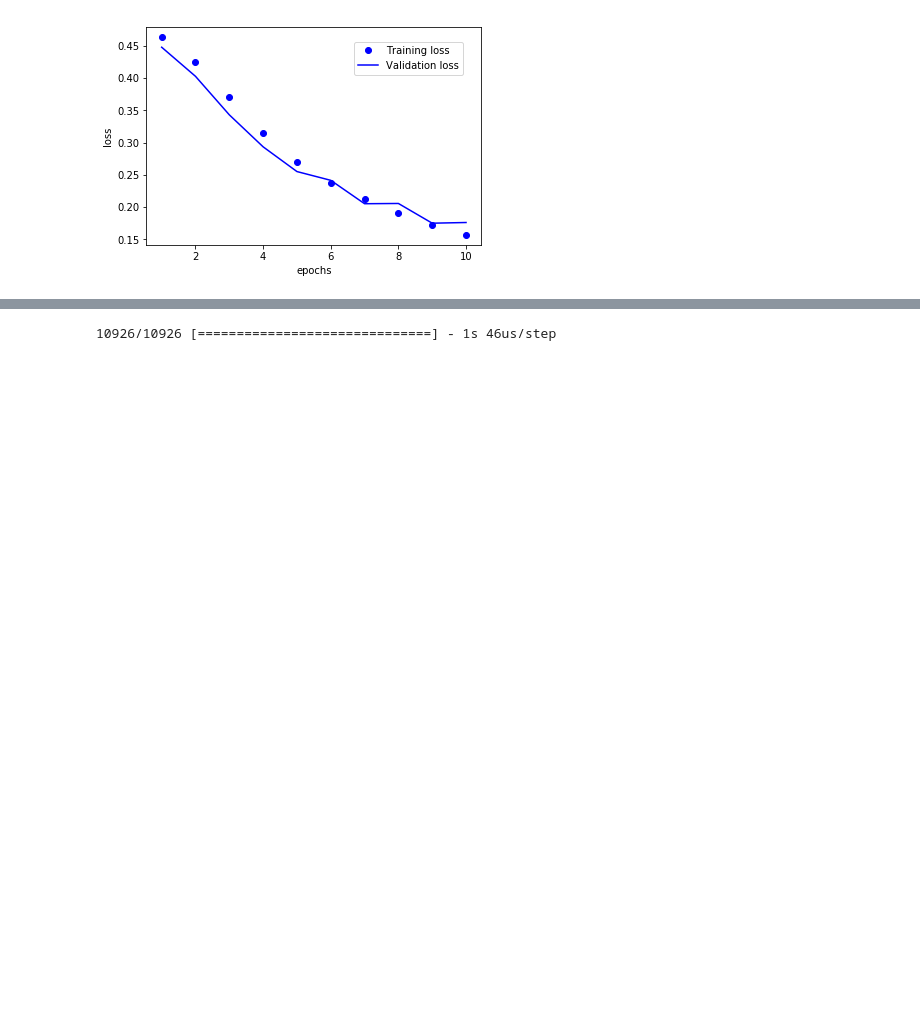
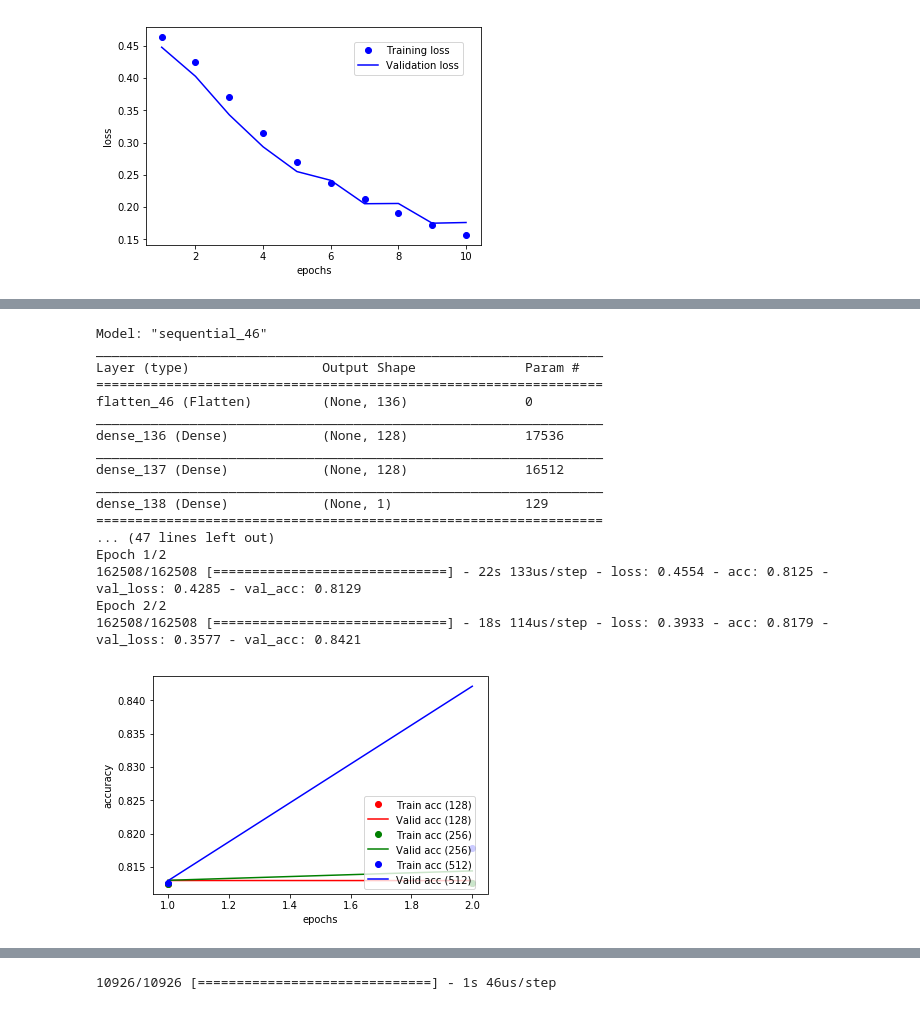
Before and after one commit to minnsou/FrontierArtificialIntelligence, a Jupyter notebook: mahjong.ipynb, the cells around one changed output, grey strips where cells are left out. Saved outputs shown, nothing was run; the diff lists cells and outputs as text; code cells hidden in the pictures; blank space fills up the shorter version.

```diff
--- a/mahjong.ipynb
+++ b/mahjong.ipynb
@@ -465,0 +582,26 @@ Epoch 10/10
+# %%
+kind_tile = 34
+num_hand = 14
+x_path = 'data/state_list_tenho_232155.npy'
+y_path = 'data/is_win_list_tenho_232155.npy'
+history = dense_train_ver2(kind_tile, num_hand, 2, x_path, y_path)
+#(0., 0.26, 0.89, 0.102)
+# %% [output]
+Model: "sequential_46"
+_________________________________________________________________
+Layer (type)                 Output Shape              Param #
+=================================================================
+flatten_46 (Flatten)         (None, 136)               0
+_________________________________________________________________
+dense_136 (Dense)            (None, 128)               17536
+_________________________________________________________________
+dense_137 (Dense)            (None, 128)               16512
+_________________________________________________________________
+dense_138 (Dense)            (None, 1)                 129
+=================================================================
+... (47 lines left out)
+Epoch 1/2
+162508/162508 [==============================] - 22s 133us/step - loss: 0.4554 - acc: 0.8125 - val_loss: 0.4285 - val_acc: 0.8129
+Epoch 2/2
+162508/162508 [==============================] - 18s 114us/step - loss: 0.3933 - acc: 0.8179 - val_loss: 0.3577 - val_acc: 0.8421
+[figure, added]
```
Also changed, not shown: parts of 6 cells of this notebook, 47 other files.
